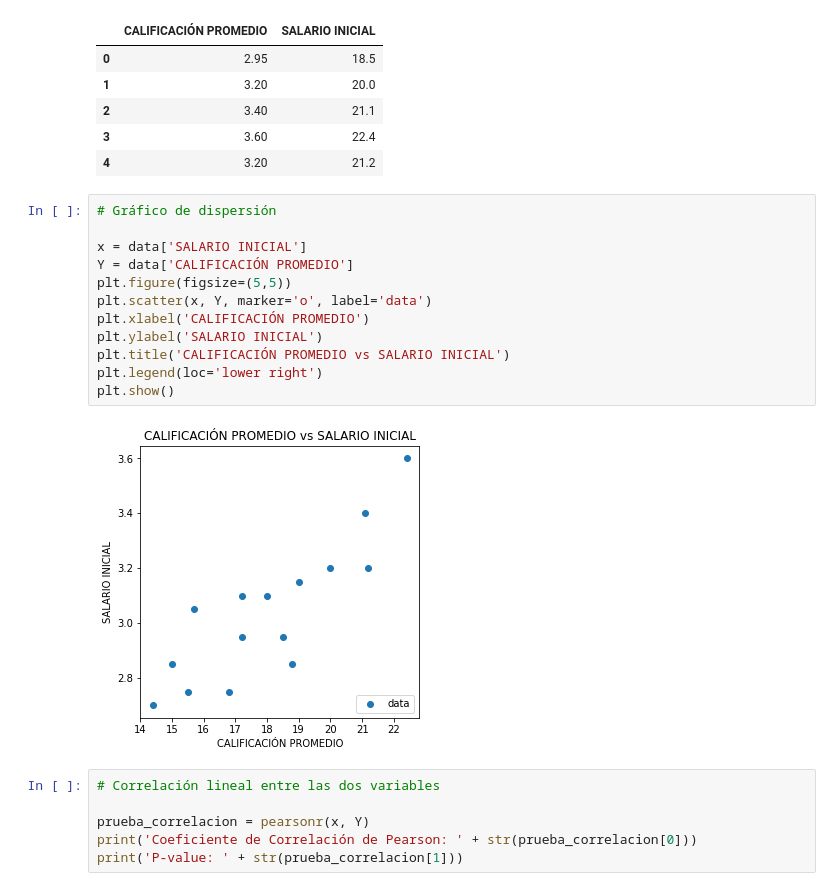
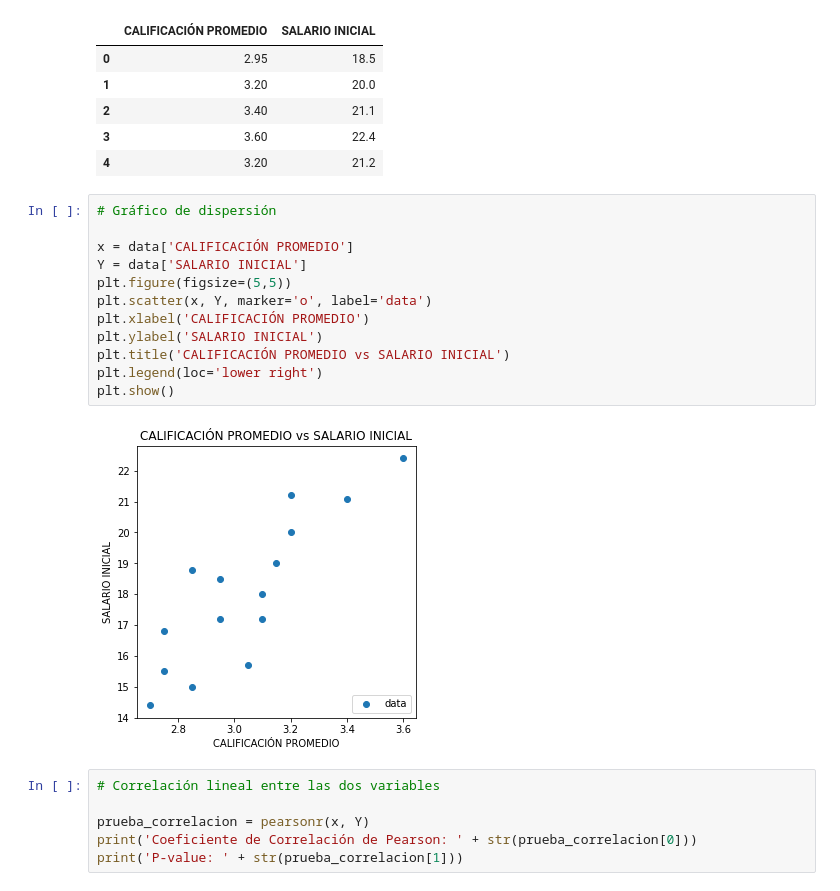
Before and after one commit to JoseGParraA/Regresion-Lineal-Python, a Jupyter notebook: notebook/RegresionLineal.ipynb, the cells around one changed output. Saved outputs shown, nothing was run; the diff lists cells and outputs as text.

```diff
--- a/notebook/RegresionLineal.ipynb
+++ b/notebook/RegresionLineal.ipynb
@@ -38,17 +41,17 @@ data.head(5)
 # %%
 # Gráfico de dispersión
 
-x = data['SALARIO INICIAL']
-Y = data['CALIFICACIÓN PROMEDIO']
+x = data['CALIFICACIÓN PROMEDIO']
+Y = data['SALARIO INICIAL']
 plt.figure(figsize=(5,5))
 plt.scatter(x, Y, marker='o', label='data')
 plt.xlabel('CALIFICACIÓN PROMEDIO')
 plt.ylabel('SALARIO INICIAL')
 plt.title('CALIFICACIÓN PROMEDIO vs SALARIO INICIAL')
 plt.legend(loc='lower right')
 plt.show()
 # %% [output]
-[figure, old version]
+[figure, new version]
 # %%
 # Correlación lineal entre las dos variables
 
```
Also changed, not shown: parts of 9 cells of this notebook.
